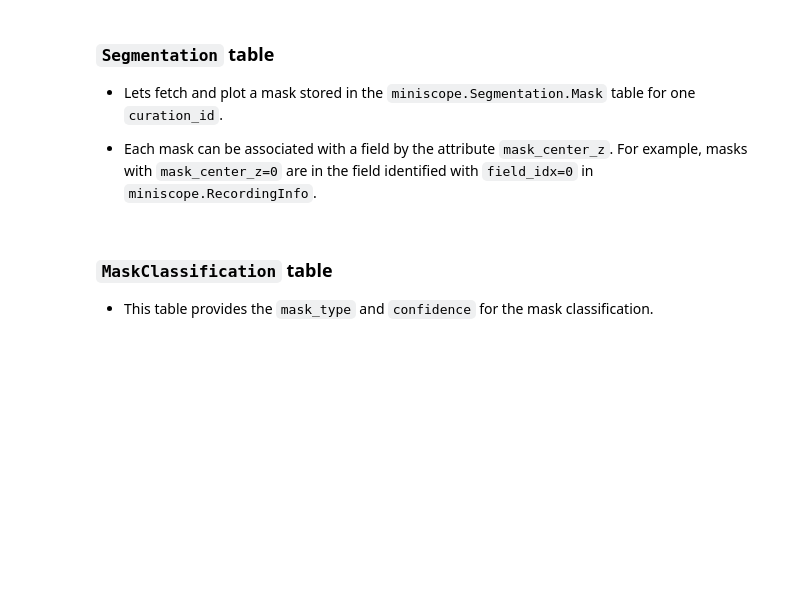
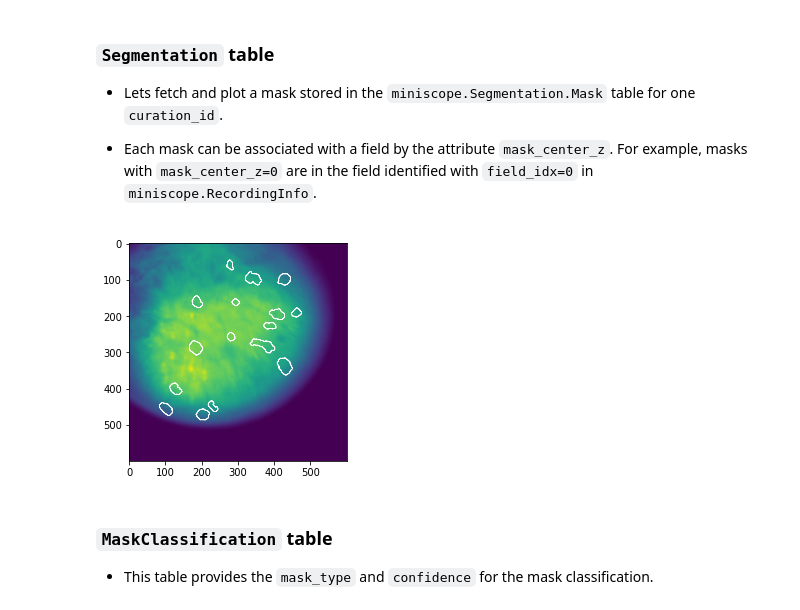
Before and after one commit to datajoint/workflow-miniscope, a Jupyter notebook: notebooks/05-explore.ipynb, the cells around one changed output. Cells and saved outputs as stored; diff of their text form; code cells hidden in the pictures; blank space fills up the shorter version.

```diff
--- a/notebooks/05-explore.ipynb
+++ b/notebooks/05-explore.ipynb
@@ -42,7 +55,7 @@ session.Session()
 # %% [markdown]
 + Fetch the primary key for the session of interest which will be used later on in this notebook.
 # %%
-session_key = (session.Session & 'subject = "subject3"' & 'session_datetime = "2021-04-30 12:22:15.032"').fetch1('KEY')
+session_key = (session.Session & 'subject = "subject1"' & 'session_datetime = "2021-01-01 00:00:01"').fetch1('KEY')
 # %% [markdown]
 ### `Recording` and `RecordingInfo` tables
 
@@ -110,6 +165,6 @@ miniscope.MotionCorrection.Summary & curation_key & 'field_idx=0'
 # %% [markdown]
 + Lets fetch the `average_image` and plot it.
 # %%
-average_image = (miniscope.MotionCorrection.Summary & curation_key & 'field_idx=0').fetch1('average_image')
+average_image = (miniscope.MotionCorrection.Summary & curation_key).fetch1('average_image').reshape(600,600,1)
 # %%
 plt.imshow(average_image);
@@ -120,14 +177,17 @@ plt.imshow(average_image);
 
 + Each mask can be associated with a field by the attribute `mask_center_z`.  For example, masks with `mask_center_z=0` are in the field identified with `field_idx=0` in `miniscope.RecordingInfo`.
 # %%
-mask_xpix, mask_ypix = (miniscope.Segmentation.Mask * miniscope.MaskClassification.MaskType & curation_key & 'mask_center_z=0' & 'mask_npix > 130').fetch('mask_xpix','mask_ypix')
+mask_xpix, mask_ypix = (miniscope.Segmentation.Mask * miniscope.MaskClassification.MaskType
+                        & curation_key & 'mask_npix > 130').fetch('mask_xpix','mask_ypix')
 # %%
 mask_image = np.zeros(np.shape(average_image), dtype=bool)
 for xpix, ypix in zip(mask_xpix, mask_ypix):
     mask_image[ypix, xpix] = True
 # %%
 plt.imshow(average_image);
-plt.contour(mask_image, colors='white', linewidths=0.5);
+plt.contour(mask_image.reshape(600,600), colors='white', linewidths=0.5);
+# %% [output]
+[figure, added]
 # %% [markdown]
 ### `MaskClassification` table
 
```
Also changed, not shown: parts of 16 cells of this notebook, 1 other file.
